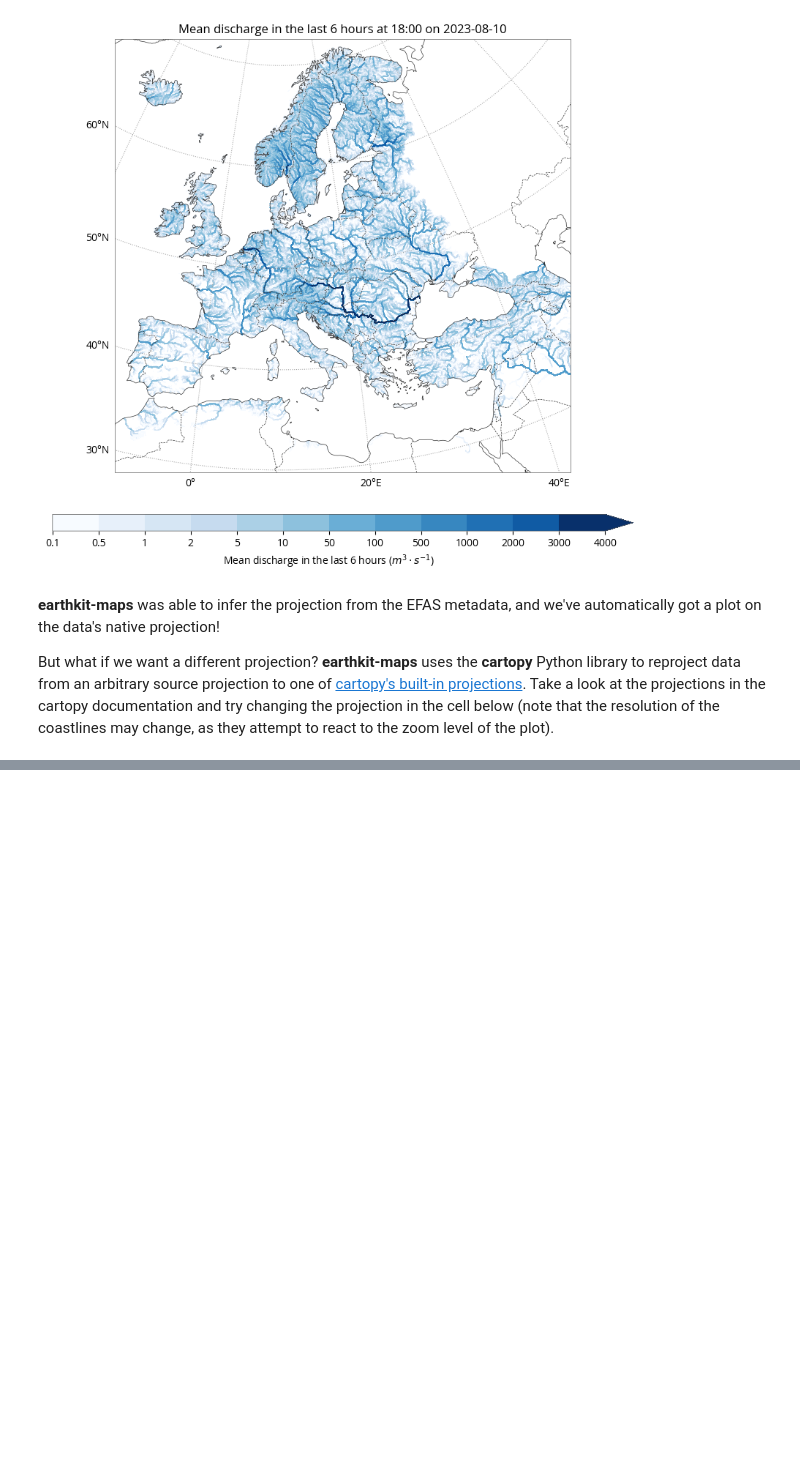
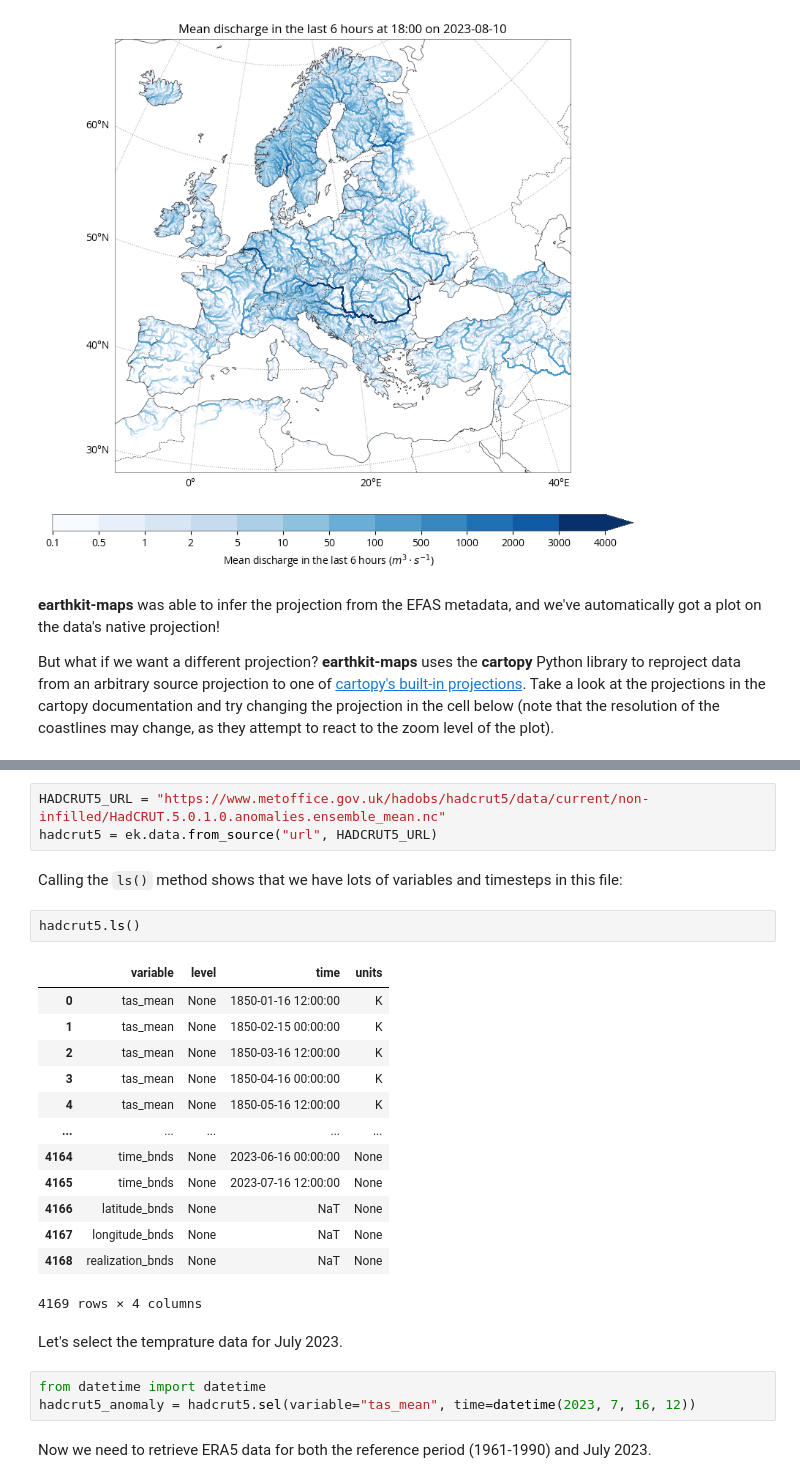
Before and after one commit to ecmwf-projects/c3s-ga-training, a Jupyter notebook: notebooks/02_visualisation_basics.ipynb, the cells around one changed output, grey strips where cells are left out. Saved outputs shown, nothing was run; the diff lists cells and outputs as text; blank space fills up the shorter version.

```diff
--- a/notebooks/02_visualisation_basics.ipynb
+++ b/notebooks/02_visualisation_basics.ipynb
@@ -142,0 +151,28 @@ ek.maps.quickplot(efas_data.sel(variable="dis06"), crs=ccrs.NorthPolarStereo())
+# %%
+HADCRUT5_URL = "https://www.metoffice.gov.uk/hadobs/hadcrut5/data/current/non-infilled/HadCRUT.5.0.1.0.anomalies.ensemble_mean.nc"
+hadcrut5 = ek.data.from_source("url", HADCRUT5_URL)
+# %% [markdown]
+Calling the `ls()` method shows that we have lots of variables and timesteps in this file:
+# %%
+hadcrut5.ls()
+# %% [output]
+|  | variable | level | time | units |
+| 0 | tas_mean | None | 1850-01-16 12:00:00 | K |
+| 1 | tas_mean | None | 1850-02-15 00:00:00 | K |
+| 2 | tas_mean | None | 1850-03-16 12:00:00 | K |
+| 3 | tas_mean | None | 1850-04-16 00:00:00 | K |
+| 4 | tas_mean | None | 1850-05-16 12:00:00 | K |
+| ... | ... | ... | ... | ... |
+| 4164 | time_bnds | None | 2023-06-16 00:00:00 | None |
+| 4165 | time_bnds | None | 2023-07-16 12:00:00 | None |
+| 4166 | latitude_bnds | None | NaT | None |
+| 4167 | longitude_bnds | None | NaT | None |
+| 4168 | realization_bnds | None | NaT | None |
+4169 rows × 4 columns
+# %% [markdown]
+Let's select the temprature data for July 2023.
+# %%
+from datetime import datetime
+hadcrut5_anomaly = hadcrut5.sel(variable="tas_mean", time=datetime(2023, 7, 16, 12))
+# %% [markdown]
+Now we need to retrieve ERA5 data for both the reference period (1961-1990) and July 2023.
```
Also changed, not shown: parts of 16 cells of this notebook, 1 other file.
